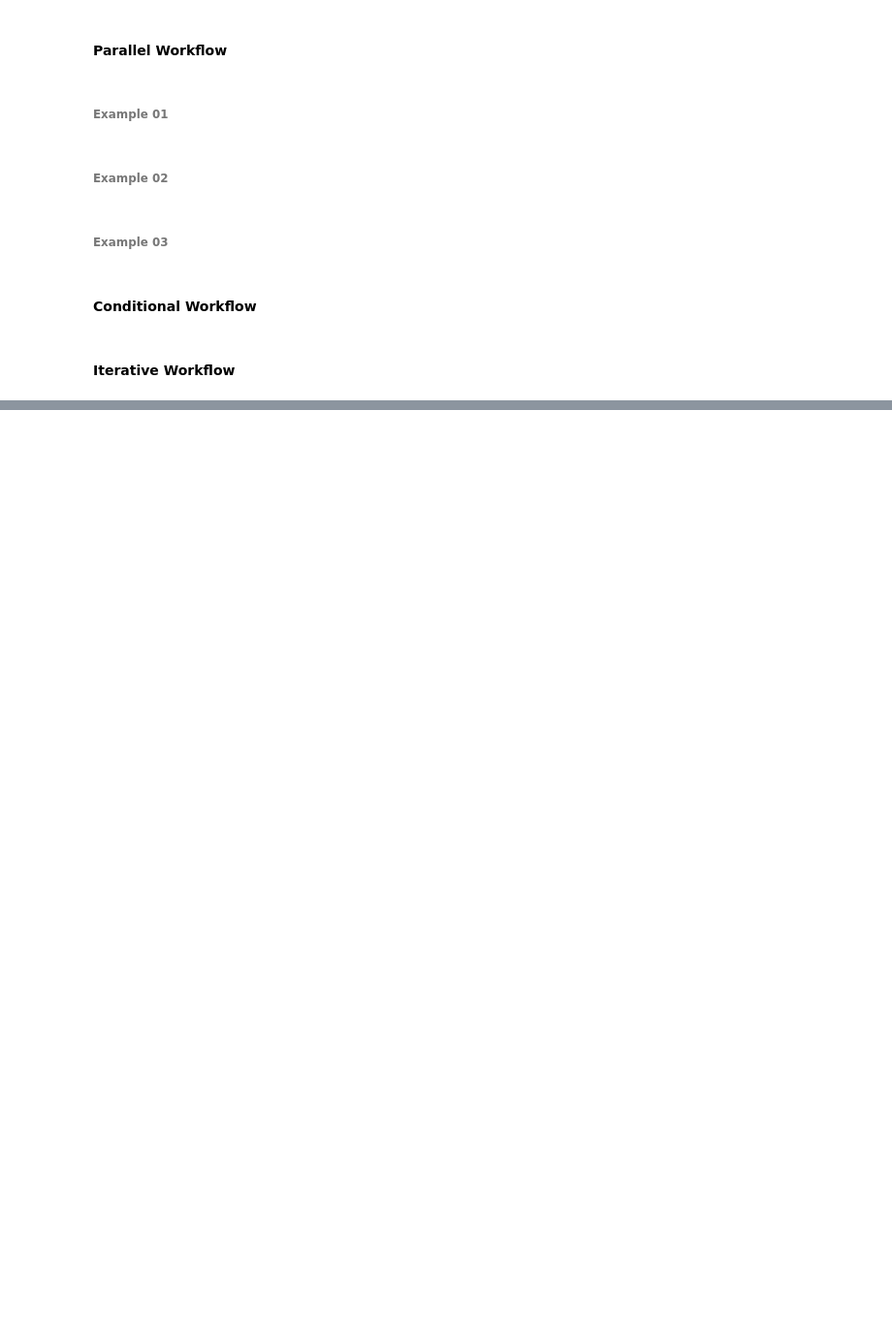
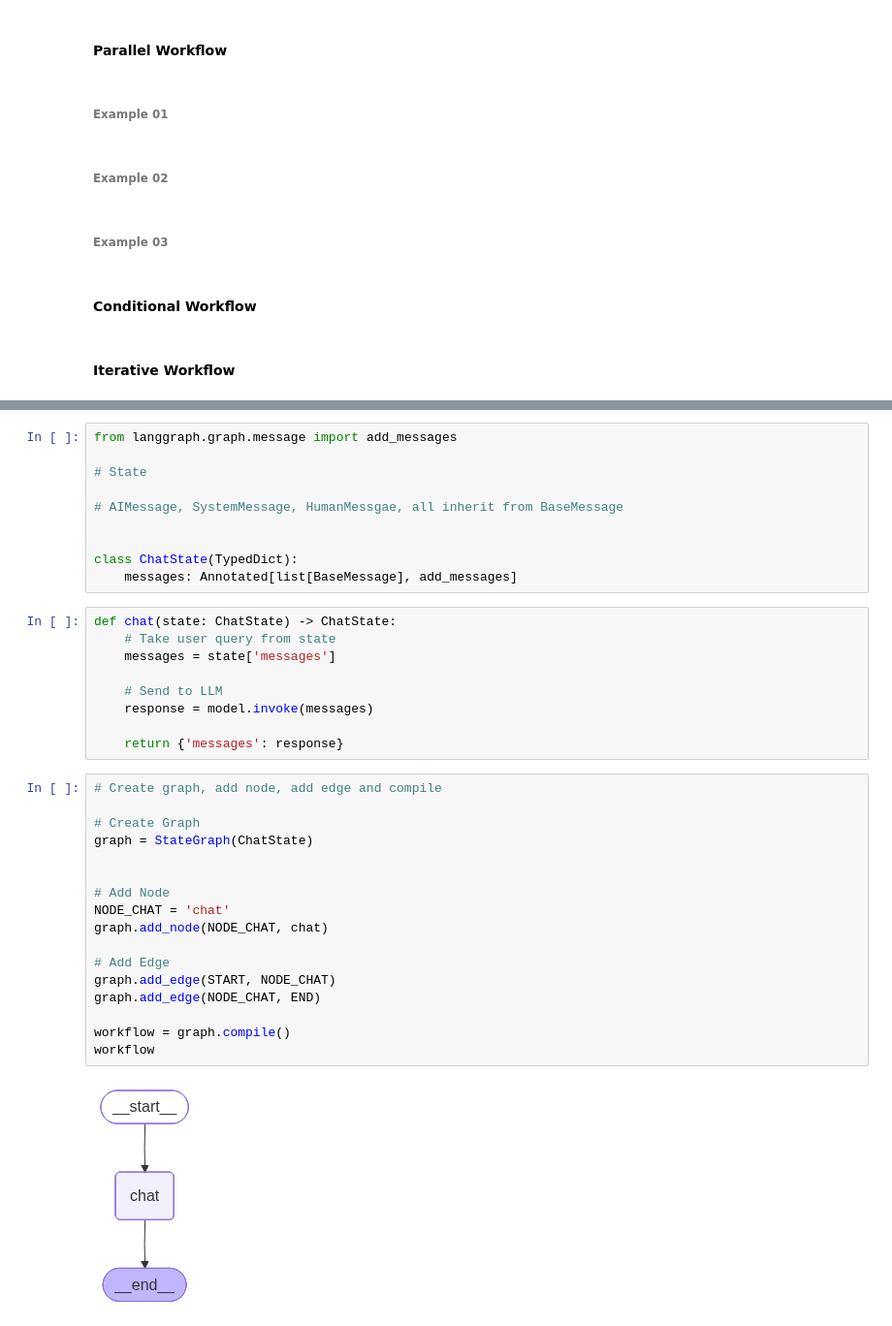
Before and after one commit to memorybyte/langgraph, a Jupyter notebook: workflow.ipynb, the cells around one changed output, grey strips where cells are left out. Shown at 97% size. Drawn from its saved outputs; the diff is of its cells as text; blank space fills up the shorter version.

Commit message:
Add basic chatbot with single request-response, messages list and little bit checkpoint

```diff
--- a/workflow.ipynb
+++ b/workflow.ipynb
@@ -302,0 +316,38 @@ Rating: Overall, I would rate this blog highly as it covers a comprehensive over
+# %%
+from langgraph.graph.message import add_messages
+
+# State
+
+# AIMessage, SystemMessage, HumanMessgae, all inherit from BaseMessage
+
+
+class ChatState(TypedDict):
+    messages: Annotated[list[BaseMessage], add_messages]
+# %%
+def chat(state: ChatState) -> ChatState:
+    # Take user query from state
+    messages = state['messages']
+
+    # Send to LLM
+    response = model.invoke(messages)
+
+    return {'messages': response}
+# %%
+# Create graph, add node, add edge and compile
+
+# Create Graph
+graph = StateGraph(ChatState)
+
+
+# Add Node
+NODE_CHAT = 'chat'
+graph.add_node(NODE_CHAT, chat)
+
+# Add Edge
+graph.add_edge(START, NODE_CHAT)
+graph.add_edge(NODE_CHAT, END)
+
+workflow = graph.compile()
+workflow
+# %% [output]
+[figure, added]
```
Also changed, not shown: parts of 11 cells of this notebook.
